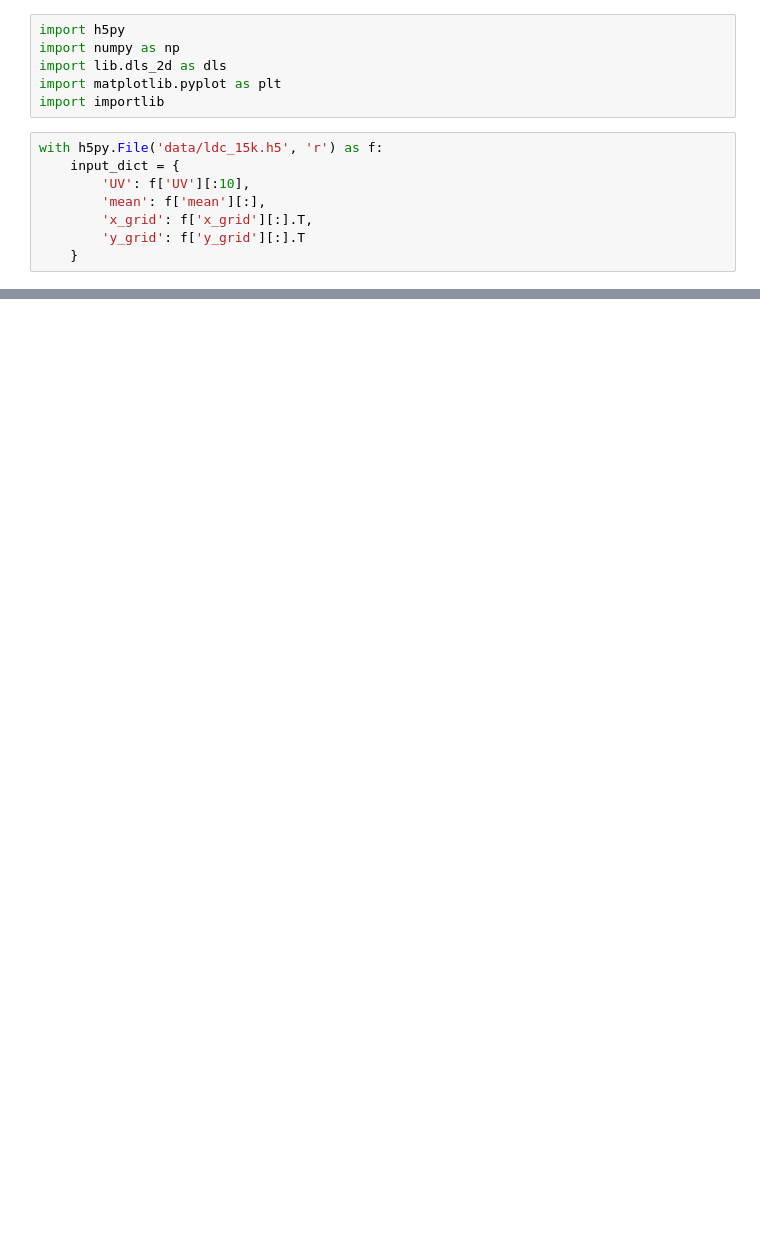
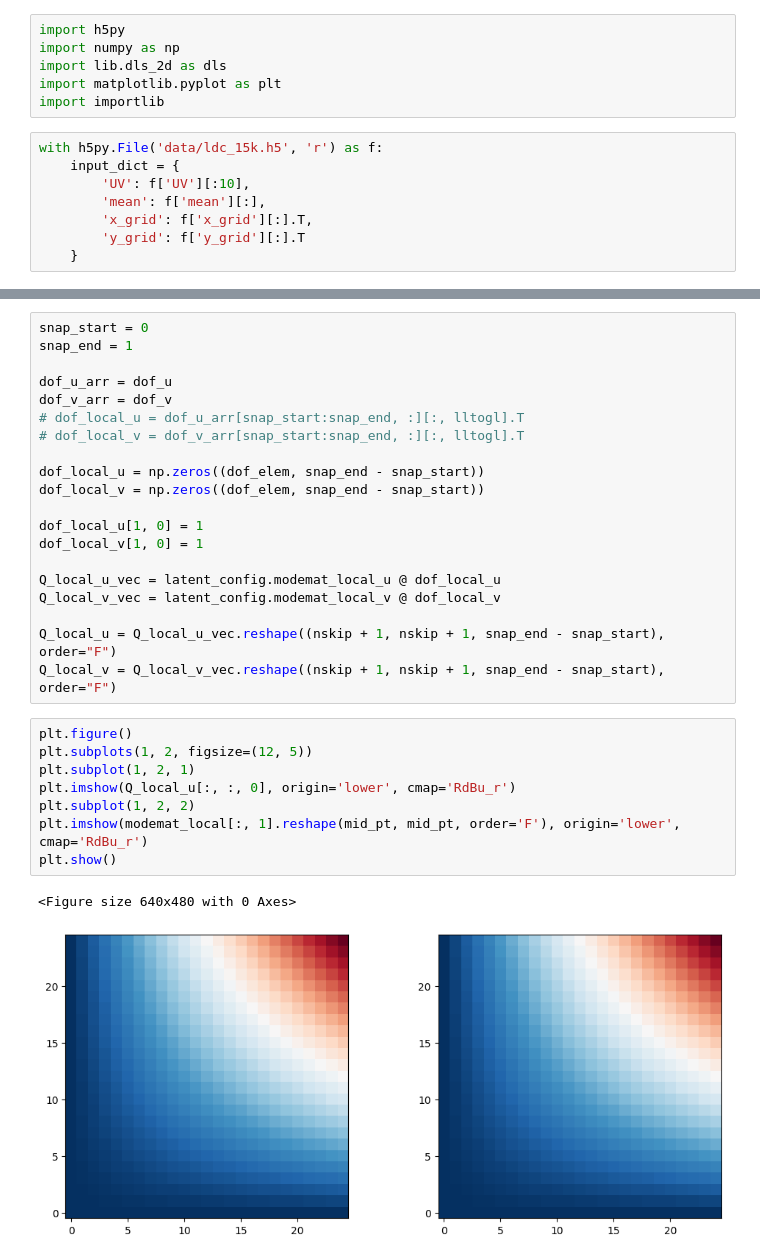
Before and after one commit to morton311/carrier_dls, a Jupyter notebook: test_notebook.ipynb, the cells around one changed output, grey strips where cells are left out. Cells and saved outputs as stored; diff of their text form; blank space fills up the shorter version.

```diff
--- a/test_notebook.ipynb
+++ b/test_notebook.ipynb
@@ -49,0 +159,31 @@ Relative error: 0.6264%
+# %%
+snap_start = 0
+snap_end = 1
+
+dof_u_arr = dof_u
+dof_v_arr = dof_v
+# dof_local_u = dof_u_arr[snap_start:snap_end, :][:, lltogl].T
+# dof_local_v = dof_v_arr[snap_start:snap_end, :][:, lltogl].T
+
+dof_local_u = np.zeros((dof_elem, snap_end - snap_start))
+dof_local_v = np.zeros((dof_elem, snap_end - snap_start))
+
+dof_local_u[1, 0] = 1
+dof_local_v[1, 0] = 1
+
+Q_local_u_vec = latent_config.modemat_local_u @ dof_local_u
+Q_local_v_vec = latent_config.modemat_local_v @ dof_local_v
+
+Q_local_u = Q_local_u_vec.reshape((nskip + 1, nskip + 1, snap_end - snap_start), order="F")
+Q_local_v = Q_local_v_vec.reshape((nskip + 1, nskip + 1, snap_end - snap_start), order="F")
+# %%
+plt.figure()
+plt.subplots(1, 2, figsize=(12, 5))
+plt.subplot(1, 2, 1)
+plt.imshow(Q_local_u[:, :, 0], origin='lower', cmap='RdBu_r')
+plt.subplot(1, 2, 2)
+plt.imshow(modemat_local[:, 1].reshape(mid_pt, mid_pt, order='F'), origin='lower', cmap='RdBu_r')
+plt.show()
+# %% [output]
+<Figure size 640x480 with 0 Axes>
+[figure, added]
```
Also changed, not shown: parts of 7 cells of this notebook, 7 other files.
